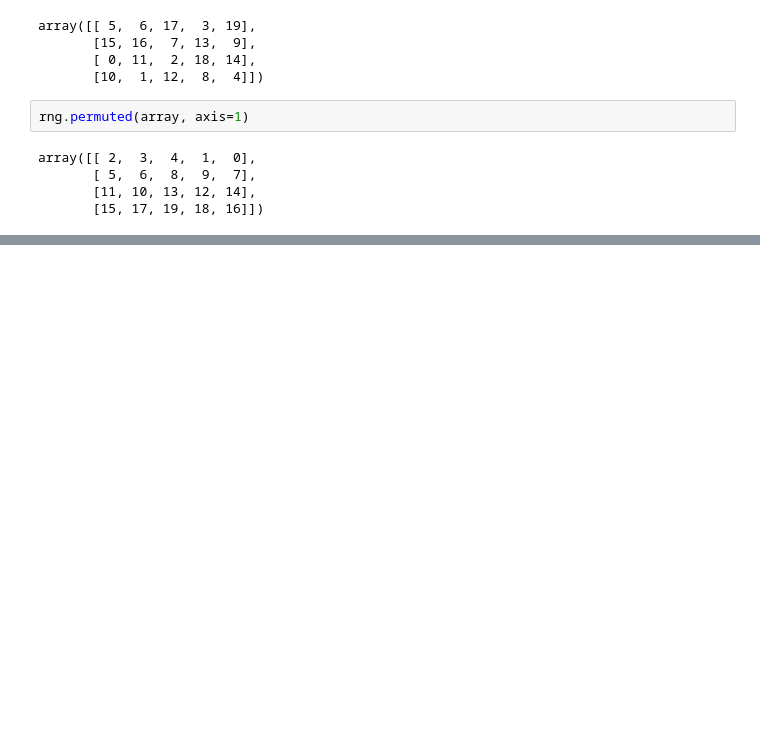
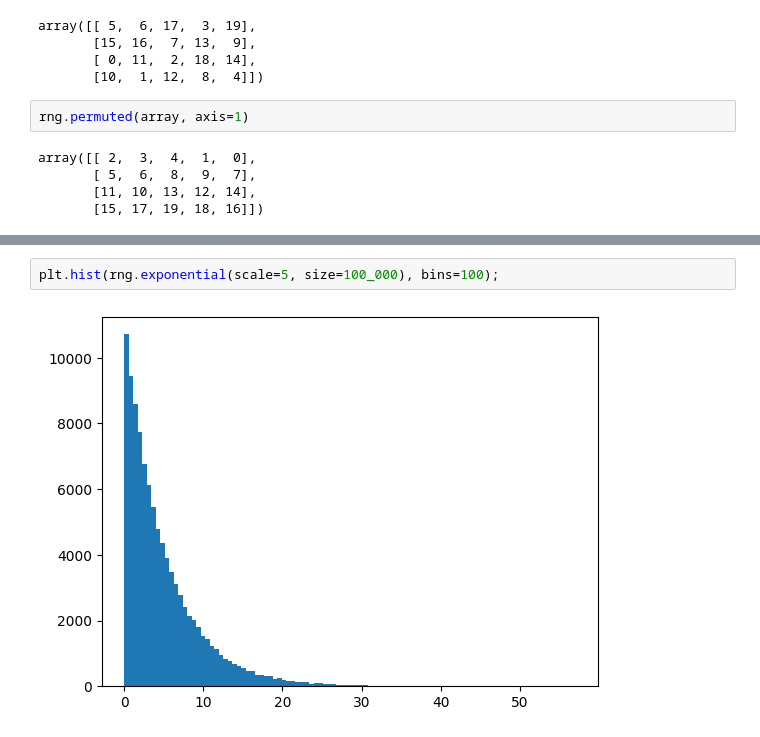
Before and after one commit to Joao-Inacio/NumPy-Essencial-para-Desenvolvedores-Python, a Jupyter notebook: 0.6_Numeros_aleatorios/num.ipynb, the cells around one changed output, grey strips where cells are left out. Cells and saved outputs as stored; diff of their text form; blank space fills up the shorter version.

```diff
--- a/0.6_Numeros_aleatorios/num.ipynb
+++ b/0.6_Numeros_aleatorios/num.ipynb
@@ -187,0 +229,4 @@ array([[ 2,  3,  4,  1,  0],
+# %%
+plt.hist(rng.exponential(scale=5, size=100_000), bins=100);
+# %% [output]
+[figure, added]
```
Also changed, not shown: parts of 13 cells of this notebook.
